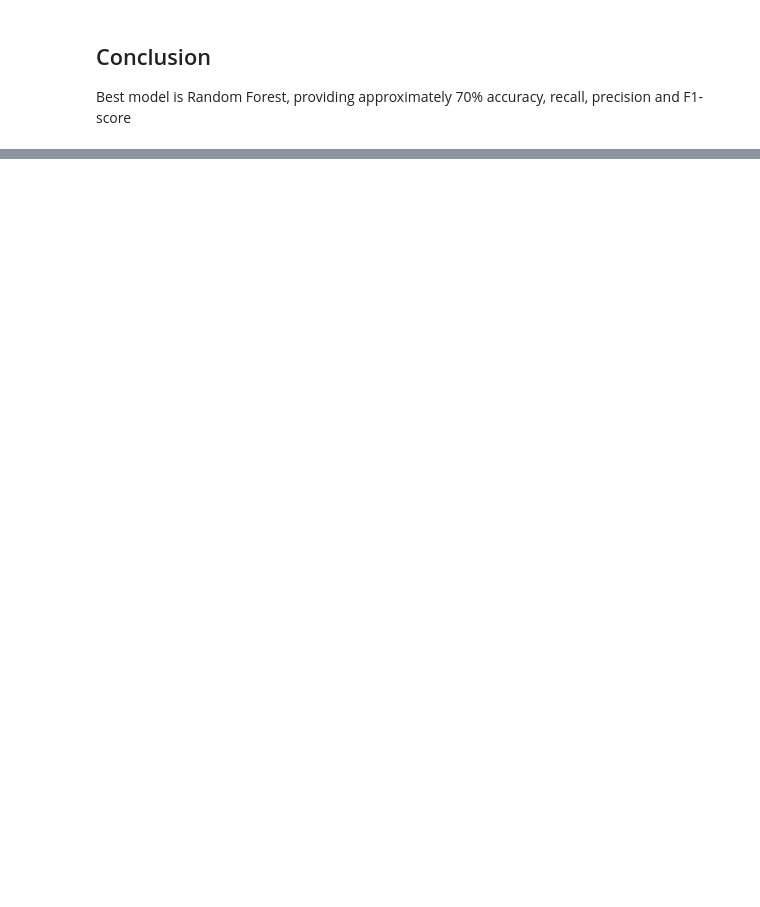
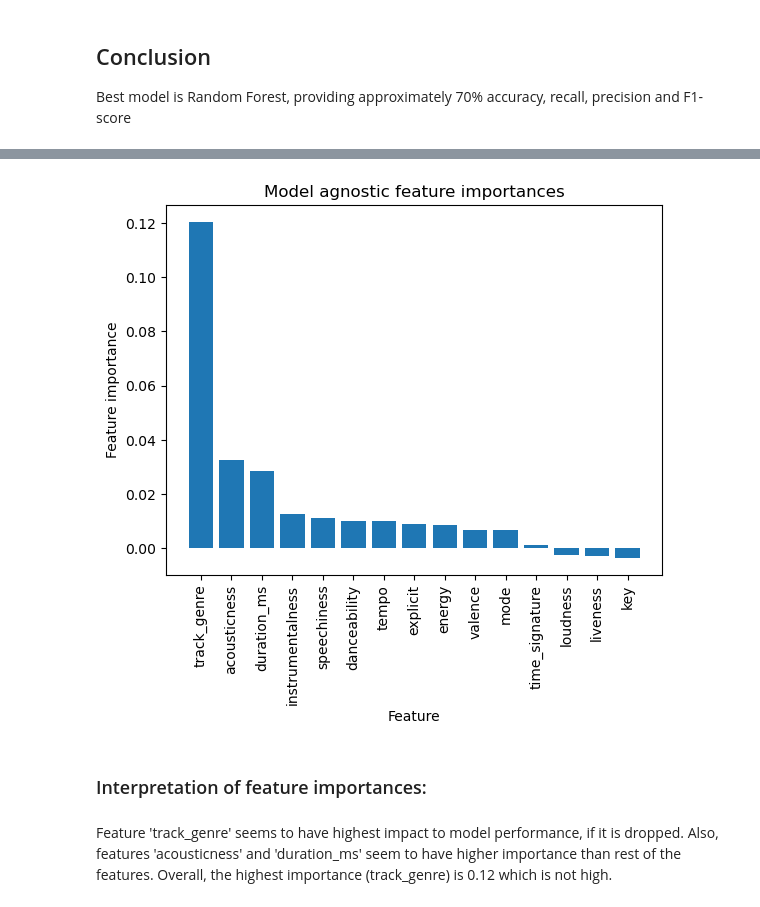
Before and after one commit to SamuelHellqvist/CS4168-DATA-MINING-UL----Project, a Jupyter notebook: classifiers.ipynb, the cells around one changed output, grey strips where cells are left out. Cells and saved outputs as stored; diff of their text form; code cells hidden in the pictures; blank space fills up the shorter version.

```diff
--- a/classifiers.ipynb
+++ b/classifiers.ipynb
@@ -132,9 +134,10 @@ preprocess_outliers_pos = Pipeline([
 key_timesignature_pipeline = Pipeline(steps = [
     ('scaler', StandardScaler())
 ])
-# Do OneHotEncoding here to avoid test set containing information about the track-genre categories in training set
+# Do OneHotEncoding here to avoid test set containing information about the track-genre categories in training set.
+# If unknown value, ignore
 onehotencode_pipeline = Pipeline(steps = [
-    ("onehotencode", OneHotEncoder())
+    ("onehotencode", OneHotEncoder(handle_unknown='ignore'))
 ])
 preprocess_pipeline = ColumnTransformer(
     transformers=[
@@ -144,6 +147,8 @@ preprocess_pipeline = ColumnTransformer(
         ('key_time_signature', key_timesignature_pipeline, ["key", "time_signature"]),
         ("onehotencode", onehotencode_pipeline, ["track_genre"] )
     ],
-    # If some column is not preprocessed, drop it
-    remainder='drop'
+    remainder='passthrough'
 )
+print(no_outlier_cols)
+print(outlier_cols_neg)
+print(outlier_cols_pos)
@@ -455,0 +523,15 @@ Best model is Random Forest, providing approximately 70% accuracy, recall, preci
+# %%
+#
+feature_importance_result = permutation_importance(
+    r_forest_best_model,
+    X_test,
+    y_test,
+    n_repeats=10,
+    random_state=42,
+    n_jobs=-1
+)
+# %%
+feature_names = X_test.columns
+importances = pd.Series(feature_importance_result.importances_mean, index=feature_names)
+importances = importances.sort_values(ascending=False)
+importances
@@ -455,0 +555,13 @@ Best model is Random Forest, providing approximately 70% accuracy, recall, preci
+# %%
+plt.bar(importances.index, importances)
+plt.xticks(rotation=90)
+plt.title("Model agnostic feature importances")
+plt.xlabel("Feature")
+plt.ylabel("Feature importance")
+plt.show()
+# %% [output]
+[figure, added]
+# %% [markdown]
+### Interpretation of feature importances:
+# %% [markdown]
+Feature 'track_genre' seems to have highest impact to model performance, if it is dropped. Also, features 'acousticness' and 'duration_ms' seem to have higher importance than rest of the features. Overall, the highest importance (track_genre) is 0.12 which is not high.
```
Also changed, not shown: parts of 16 cells of this notebook.
